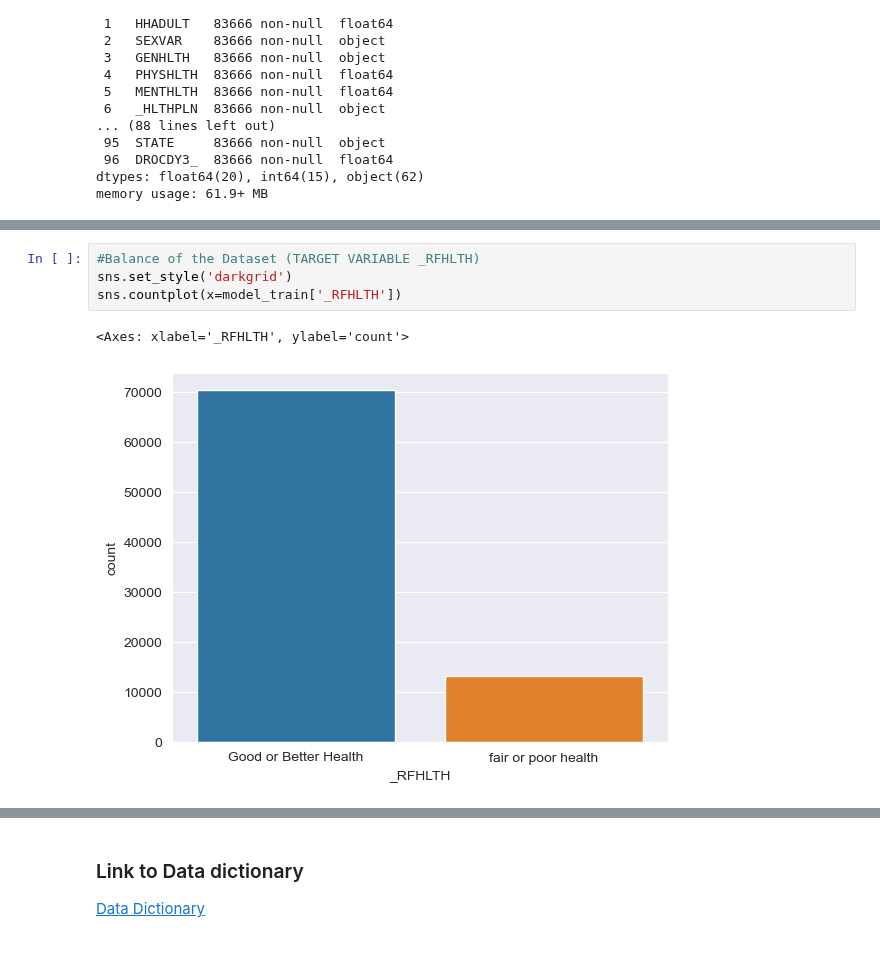
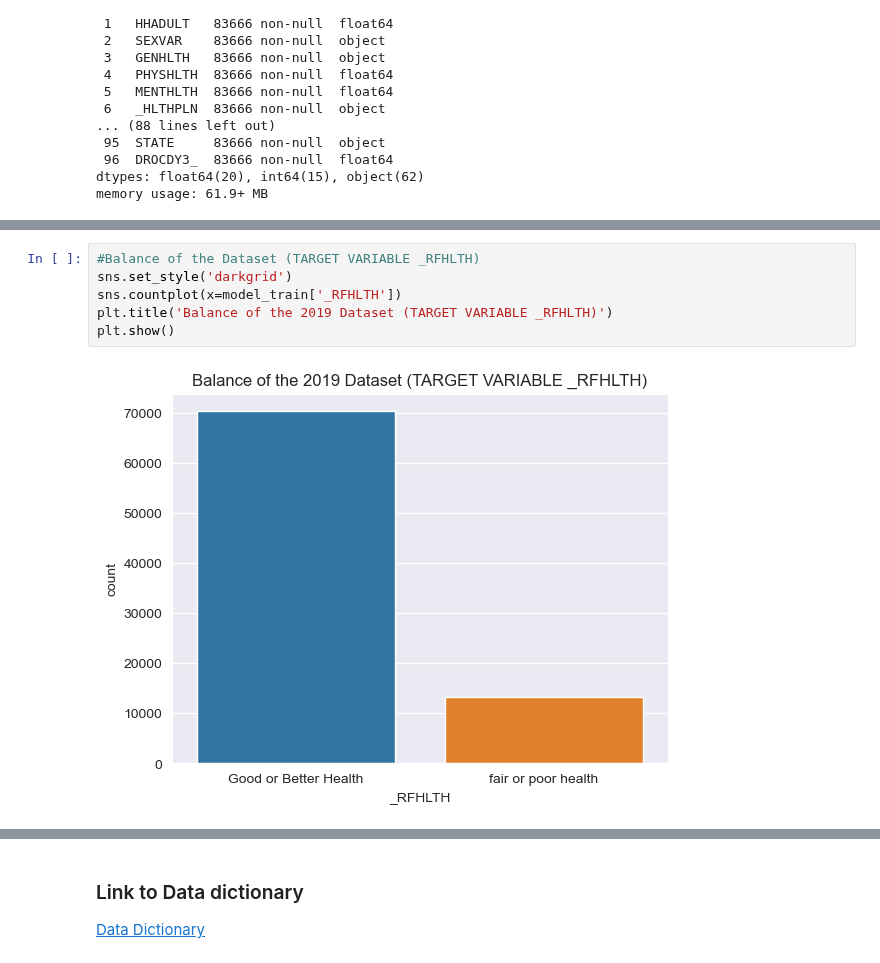
Before and after one commit to OBINNADINNEYA/BRFSS_BIGDATA_PROJECT, a Jupyter notebook: Classification Models.ipynb, the cells around one changed output, grey strips where cells are left out. Cells and saved outputs as stored; diff of their text form.

```diff
--- a/Classification Models.ipynb
+++ b/Classification Models.ipynb
@@ -98,7 +98,8 @@ memory usage: 77.4+ MB
 # %%
 #Balance of the Dataset (TARGET VARIABLE _RFHLTH)
 sns.set_style('darkgrid')
 sns.countplot(x=model_train['_RFHLTH'])
+plt.title('Balance of the 2019 Dataset (TARGET VARIABLE _RFHLTH)')
+plt.show()
 # %% [output]
-<Axes: xlabel='_RFHLTH', ylabel='count'>
-[figure, old version]
+[figure, new version]
```
Also changed, not shown: parts of 34 cells of this notebook, 4 other files.
